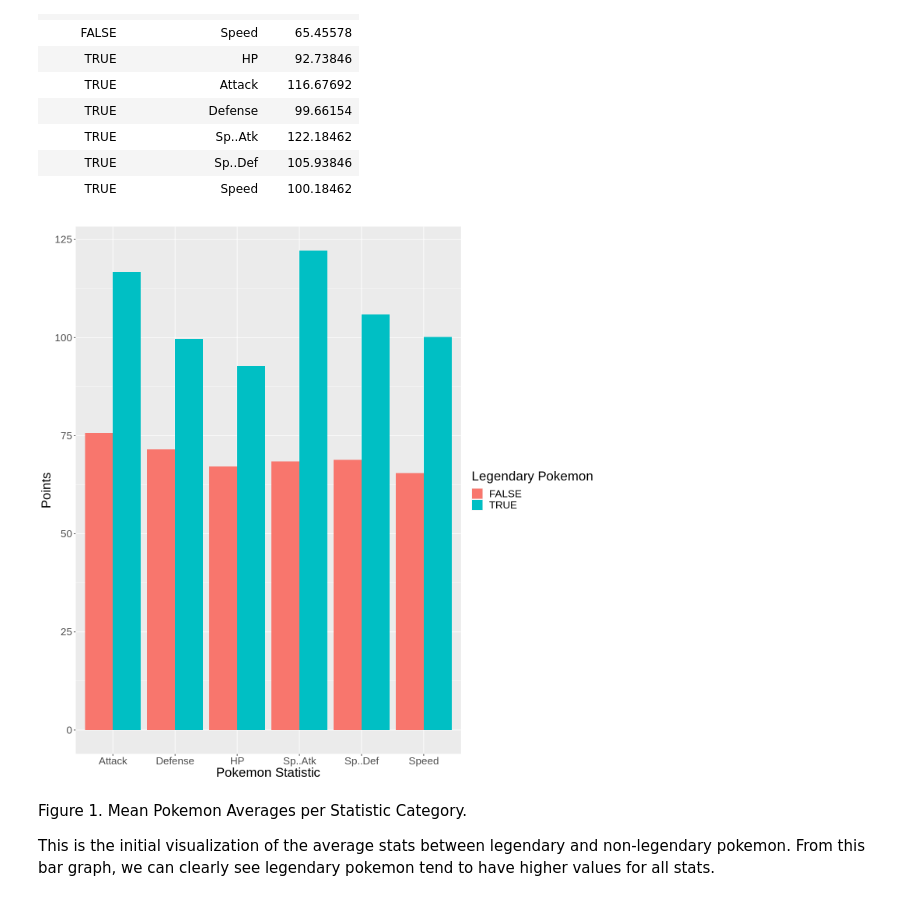
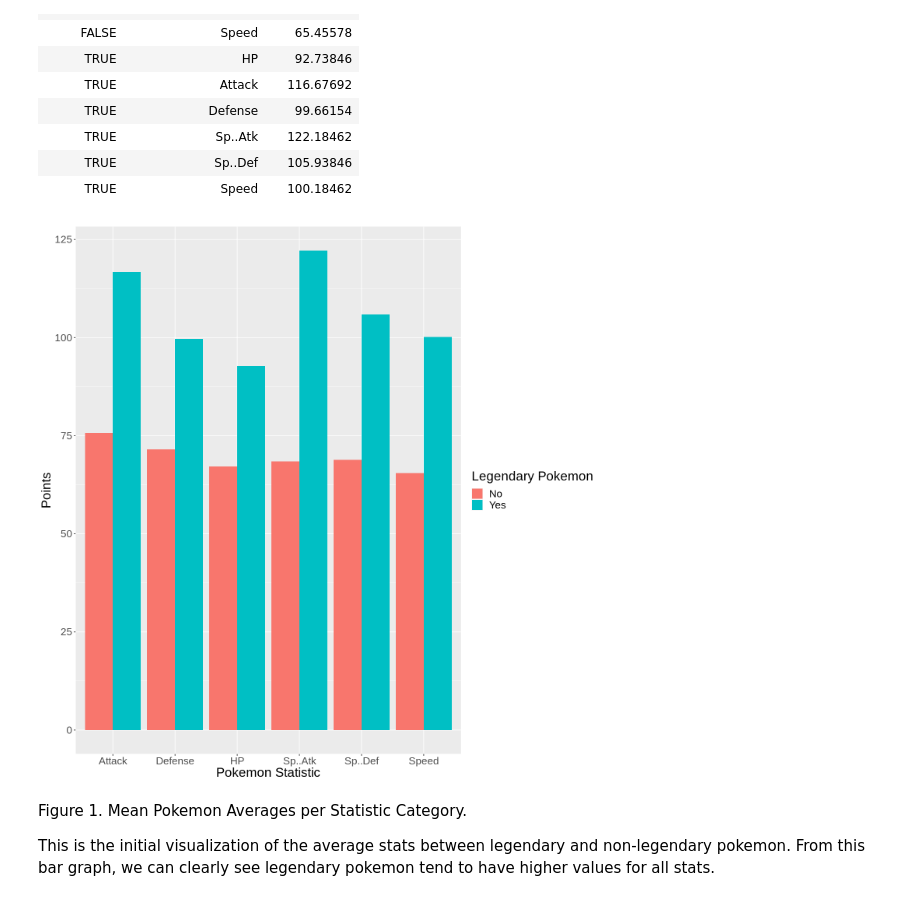
Before and after one commit to dlee03/DSCI_group_project, a Jupyter notebook: groupproject.ipynb, the cells around one changed output. Drawn from its saved outputs; the diff is of its cells as text; code cells hidden in the pictures.

```diff
--- a/groupproject.ipynb
+++ b/groupproject.ipynb
@@ -36,9 +36,9 @@ set.seed(100)
 
 url <- "https://raw.githubusercontent.com/dlee03/DSCI_group_project/main/Pokemon.csv"
 
-pokemon <- read_csv(url)
-colnames(pokemon) <- make.names(colnames(pokemon))
-head(pokemon)
+pokemon2 <- read_csv(url)
+colnames(pokemon2) <- make.names(colnames(pokemon2))
+head(pokemon2)
 # %% [output]
 Rows: 800 Columns: 13
 ── Column specification ────────────────────────────────────────────────────────
@@ -65,7 +65,7 @@ This data set is called 'Pokemon with Stats' from Kaggle. By using GitHub, we ar
 # %%
 #summarize data that reports number of entries per column
 
-pokemon_selected <- pokemon |>
+pokemon_selected <- pokemon2 |>
     select(Name, HP, Attack, Defense, Sp..Atk, Sp..Def, Speed, Legendary)
 head(pokemon_selected)
 # %% [output]
@@ -134,14 +134,15 @@ A tibble: 12 × 3
 # %%
 options(repr.plot.width = 12, repr.plot.height =12)
 pokemon_bar <- ggplot(p_stat_avg, aes(x = pokemon_category, y = mean_value, fill = Legendary)) +
     geom_bar(stat = "identity", position = "dodge") +
     xlab("Pokemon Statistic") +
     ylab("Points") +
+    scale_fill_discrete(labels = c("No", "Yes")) +
     labs(fill = "Legendary Pokemon") +
     theme(text = element_text(size = 20))
 pokemon_bar
 # %% [output]
-[figure, old version]
+[figure, new version]
 # %% [markdown]
 Figure 1. Mean Pokemon Averages per Statistic Category.
 
```
Also changed, not shown: parts of 5 cells of this notebook.
